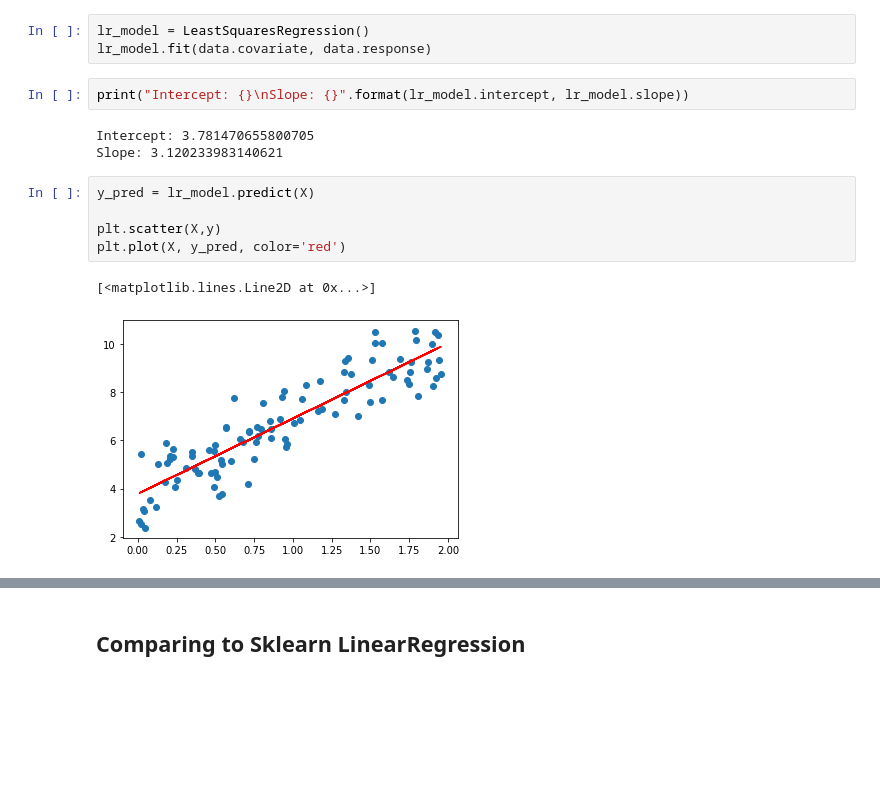
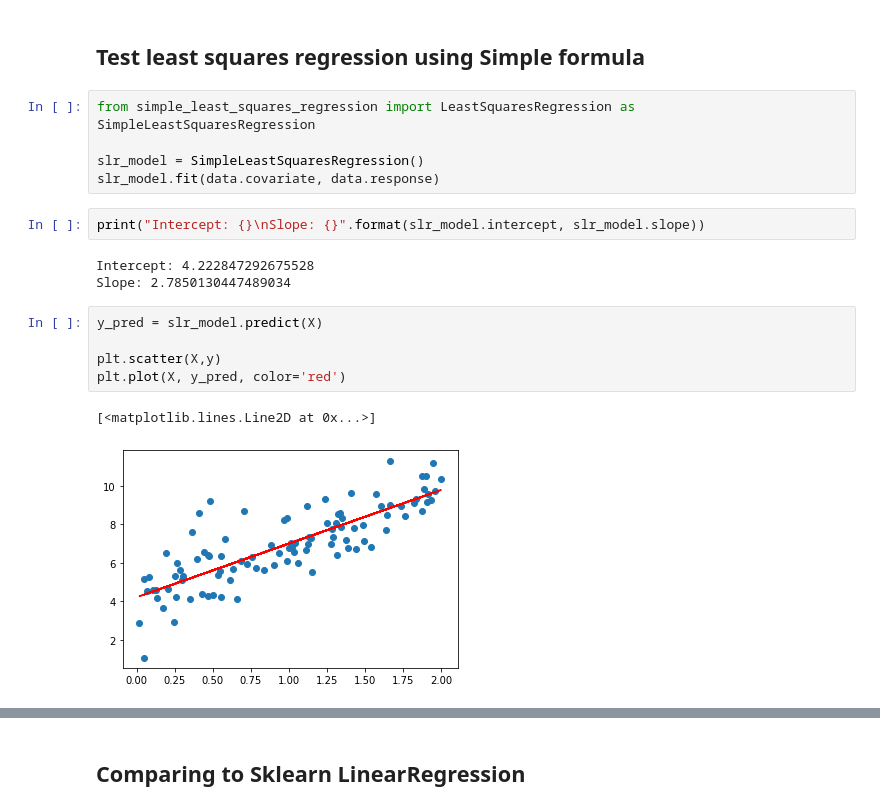
Before and after one commit to nailson/ml_algorithms_python, a Jupyter notebook: linear_regression/notebooks/linear_regression_test.ipynb, the cells around one changed output, grey strips where cells are left out. Saved outputs shown, nothing was run; the diff lists cells and outputs as text; blank space fills up the shorter version.

```diff
--- a/linear_regression/notebooks/linear_regression_test.ipynb
+++ b/linear_regression/notebooks/linear_regression_test.ipynb
@@ -19,16 +18,20 @@ plt.scatter(X, y)
+# %% [markdown]
+## Test least squares regression using Simple formula
 # %%
-lr_model = LeastSquaresRegression()
-lr_model.fit(data.covariate, data.response)
+from simple_least_squares_regression import LeastSquaresRegression as SimpleLeastSquaresRegression
+
+slr_model = SimpleLeastSquaresRegression()
+slr_model.fit(data.covariate, data.response)
 # %%
-print("Intercept: {}\nSlope: {}".format(lr_model.intercept, lr_model.slope))
+print("Intercept: {}\nSlope: {}".format(slr_model.intercept, slr_model.slope))
 # %% [output]
-Intercept: 3.781470655800705
-Slope: 3.120233983140621
+Intercept: 4.222847292675528
+Slope: 2.7850130447489034
 # %%
-y_pred = lr_model.predict(X)
+y_pred = slr_model.predict(X)
 
 plt.scatter(X,y)
 plt.plot(X, y_pred, color='red')
 # %% [output]
 [<matplotlib.lines.Line2D at 0x...>]
-[figure, old version]
+[figure, new version]
```
Also changed, not shown: parts of 7 cells of this notebook, 2 other files.
